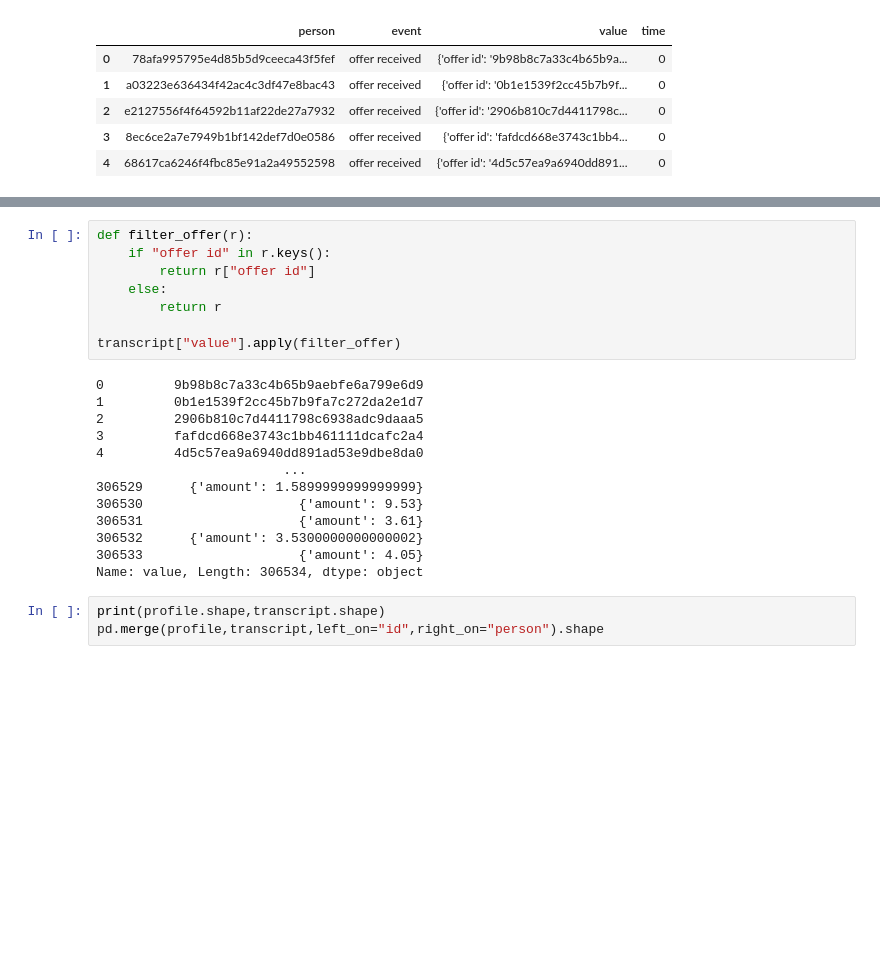
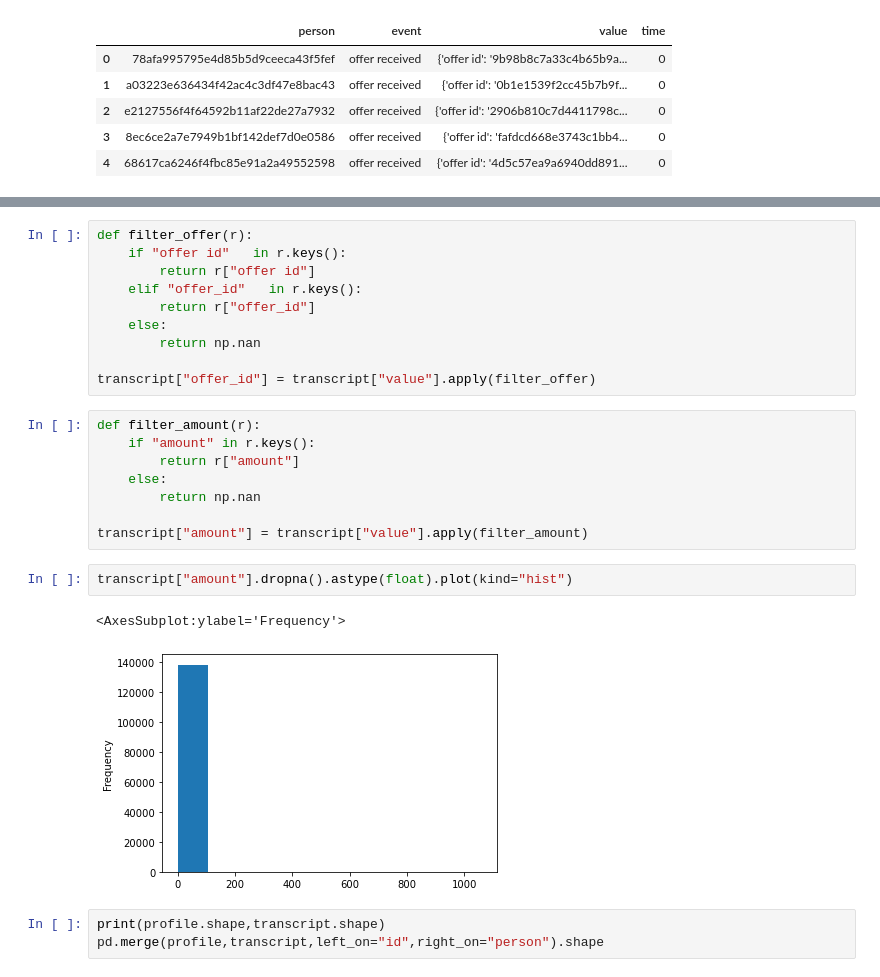
Before and after one commit to satya-pattnaik/end_end_ml_projects, a Jupyter notebook: uplift_models/exploration.ipynb, the cells around one changed output, grey strips where cells are left out. Saved outputs shown, nothing was run; the diff lists cells and outputs as text; blank space fills up the shorter version.

```diff
--- a/uplift_models/exploration.ipynb
+++ b/uplift_models/exploration.ipynb
@@ -100,24 +108,26 @@ transcript.head()
 # %%
 def filter_offer(r):
-    if "offer id" in r.keys():
+    if "offer id"   in r.keys():
         return r["offer id"]
+    elif "offer_id"   in r.keys():
+        return r["offer_id"]
     else:
-        return r
+        return np.nan
 
-transcript["value"].apply(filter_offer)
+transcript["offer_id"] = transcript["value"].apply(filter_offer)
-# %% [output]
-0         9b98b8c7a33c4b65b9aebfe6a799e6d9
-1         0b1e1539f2cc45b7b9fa7c272da2e1d7
-2         2906b810c7d4411798c6938adc9daaa5
-3         fafdcd668e3743c1bb461111dcafc2a4
-4         4d5c57ea9a6940dd891ad53e9dbe8da0
-                        ...
-306529      {'amount': 1.5899999999999999}
-306530                    {'amount': 9.53}
-306531                    {'amount': 3.61}
-306532      {'amount': 3.5300000000000002}
-306533                    {'amount': 4.05}
-Name: value, Length: 306534, dtype: object
+# %%
+def filter_amount(r):
+    if "amount" in r.keys():
+        return r["amount"]
+    else:
+        return np.nan
+
+transcript["amount"] = transcript["value"].apply(filter_amount)
+# %%
+transcript["amount"].dropna().astype(float).plot(kind="hist")
+# %% [output]
+<AxesSubplot:ylabel='Frequency'>
+[figure, added]
 # %%
 print(profile.shape,transcript.shape)
 pd.merge(profile,transcript,left_on="id",right_on="person").shape
```
Also changed, not shown: parts of 12 cells of this notebook, 28 other files.
